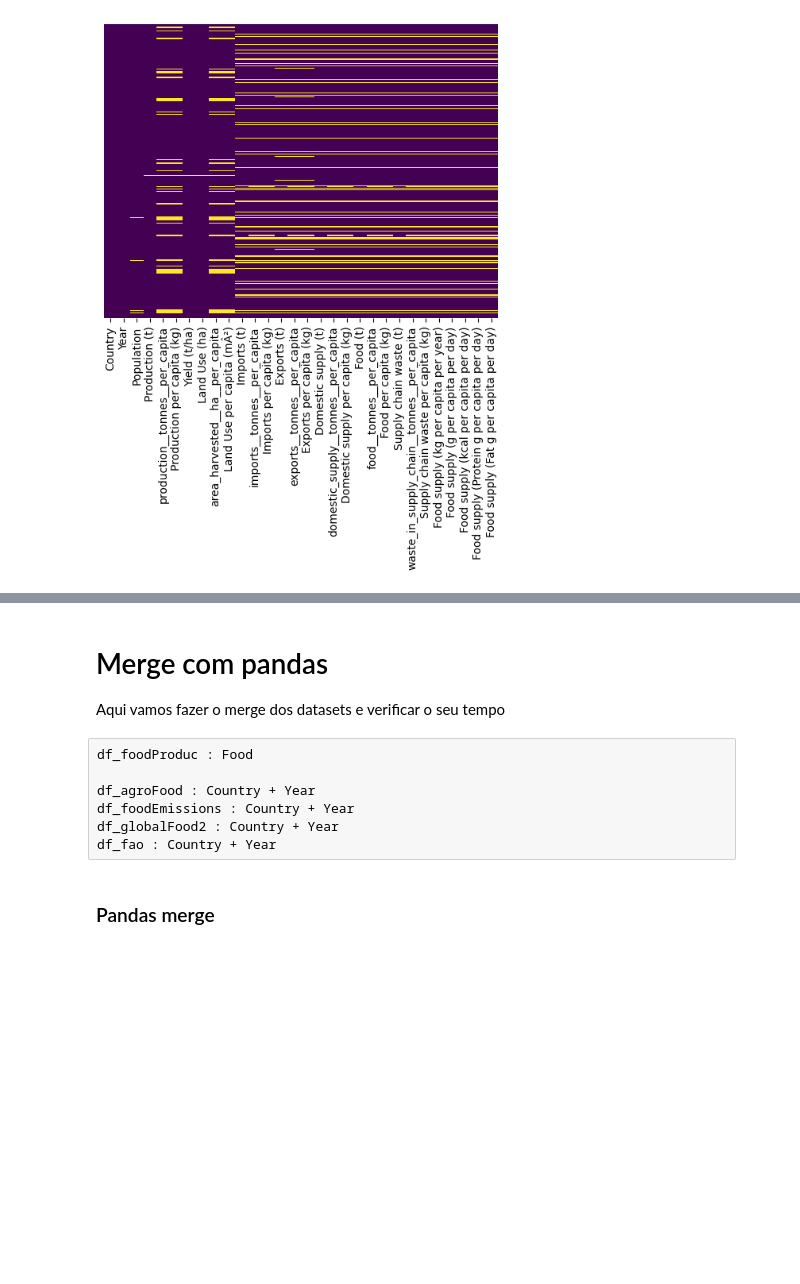
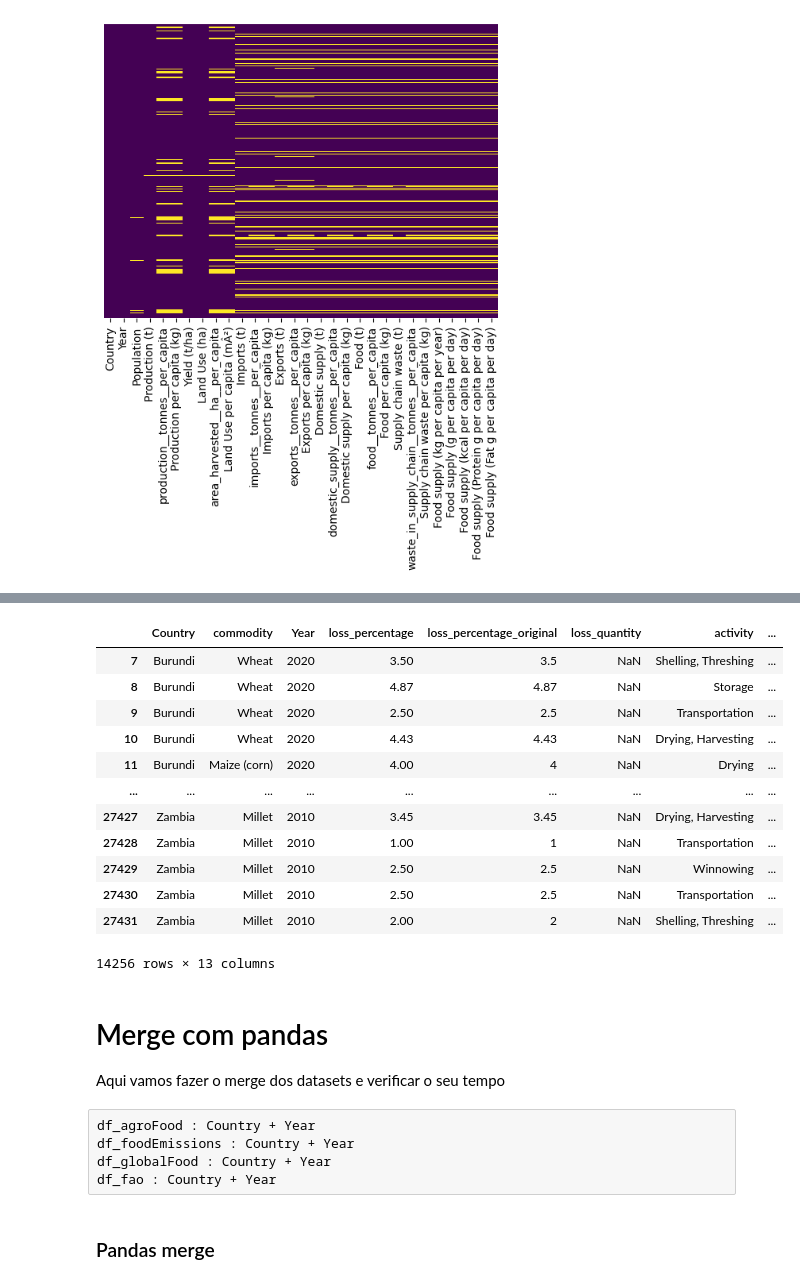
Before and after one commit to CatarinaCosta02/AIS, a Jupyter notebook: ais.ipynb, the cells around one changed output, grey strips where cells are left out. Cells and saved outputs as stored; diff of their text form; code cells hidden in the pictures; blank space fills up the shorter version.

```diff
--- a/ais.ipynb
+++ b/ais.ipynb
@@ -639,12 +288,29 @@ sns.heatmap(df_globalFood2.isnull(),yticklabels=False,cbar=False,cmap='viridis')
+# %%
+df_fao = df_fao.rename(columns={"country": "Country", "year": "Year"})
+#df_fao = df_fao.drop(['m49_code', 'region', 'cpc_code', 'url', 'notes'], axis=1)
+df_fao = df_fao[df_fao['Year'] >= 2010]
+df_fao
+# %% [output]
+|  | Country | commodity | Year | loss_percentage | loss_percentage_original | loss_quantity | activity | ... |
+| 7 | Burundi | Wheat | 2020 | 3.50 | 3.5 | NaN | Shelling, Threshing | ... |
+| 8 | Burundi | Wheat | 2020 | 4.87 | 4.87 | NaN | Storage | ... |
+| 9 | Burundi | Wheat | 2020 | 2.50 | 2.5 | NaN | Transportation | ... |
+| 10 | Burundi | Wheat | 2020 | 4.43 | 4.43 | NaN | Drying, Harvesting | ... |
+| 11 | Burundi | Maize (corn) | 2020 | 4.00 | 4 | NaN | Drying | ... |
+| ... | ... | ... | ... | ... | ... | ... | ... | ... |
+| 27427 | Zambia | Millet | 2010 | 3.45 | 3.45 | NaN | Drying, Harvesting | ... |
+| 27428 | Zambia | Millet | 2010 | 1.00 | 1 | NaN | Transportation | ... |
+| 27429 | Zambia | Millet | 2010 | 2.50 | 2.5 | NaN | Winnowing | ... |
+| 27430 | Zambia | Millet | 2010 | 2.50 | 2.5 | NaN | Transportation | ... |
+| 27431 | Zambia | Millet | 2010 | 2.00 | 2 | NaN | Shelling, Threshing | ... |
+14256 rows × 13 columns
 # %% [markdown]
 # Merge com pandas
 Aqui vamos fazer o merge dos datasets e verificar o seu tempo
 # %% [raw]
-df_foodProduc : Food
-
 df_agroFood : Country + Year
 df_foodEmissions : Country + Year
-df_globalFood2 : Country + Year
+df_globalFood : Country + Year
 df_fao : Country + Year
 # %% [markdown]
 ### Pandas merge
```
Also changed, not shown: parts of 61 cells of this notebook, 5 other files.
